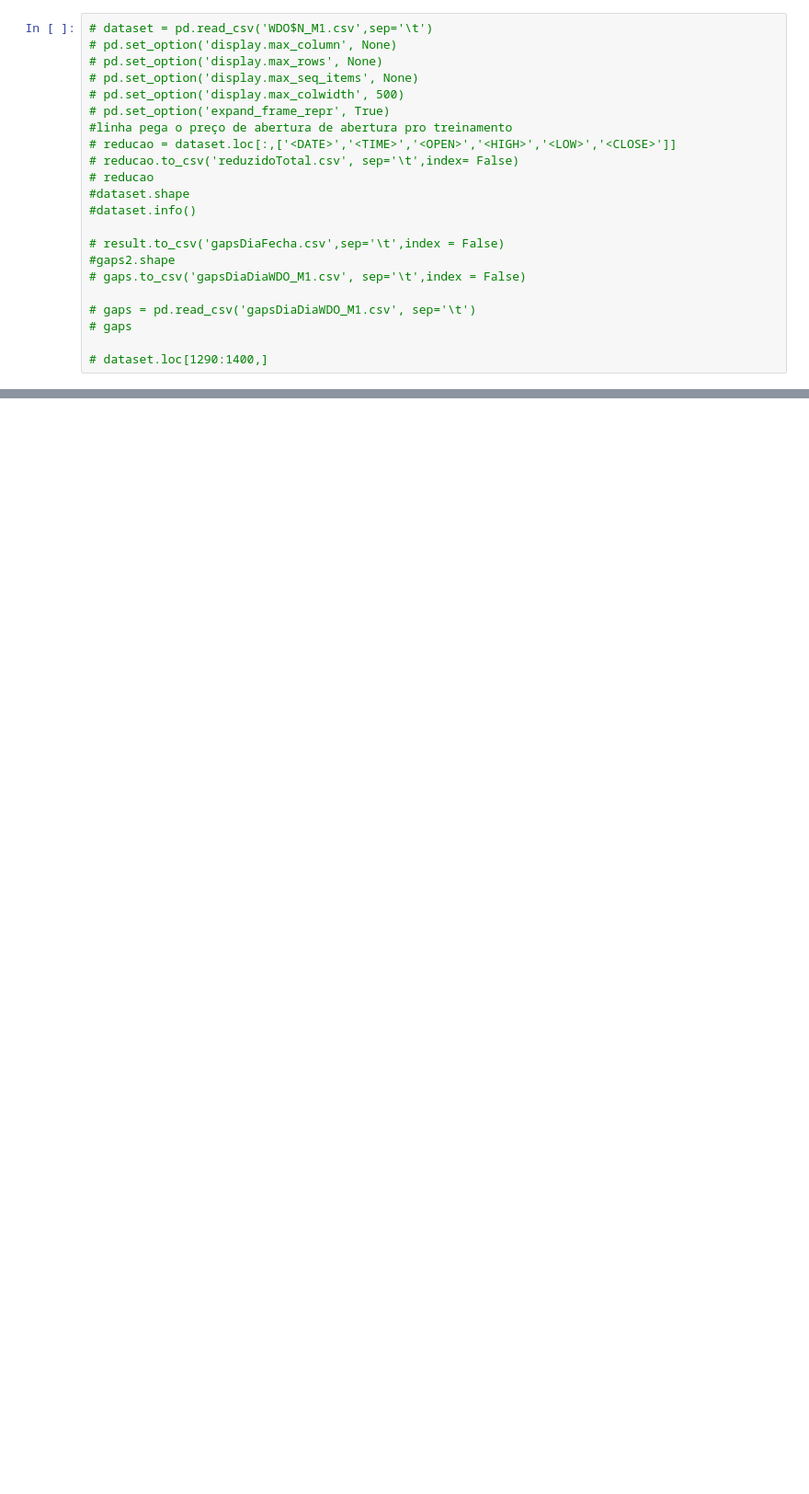
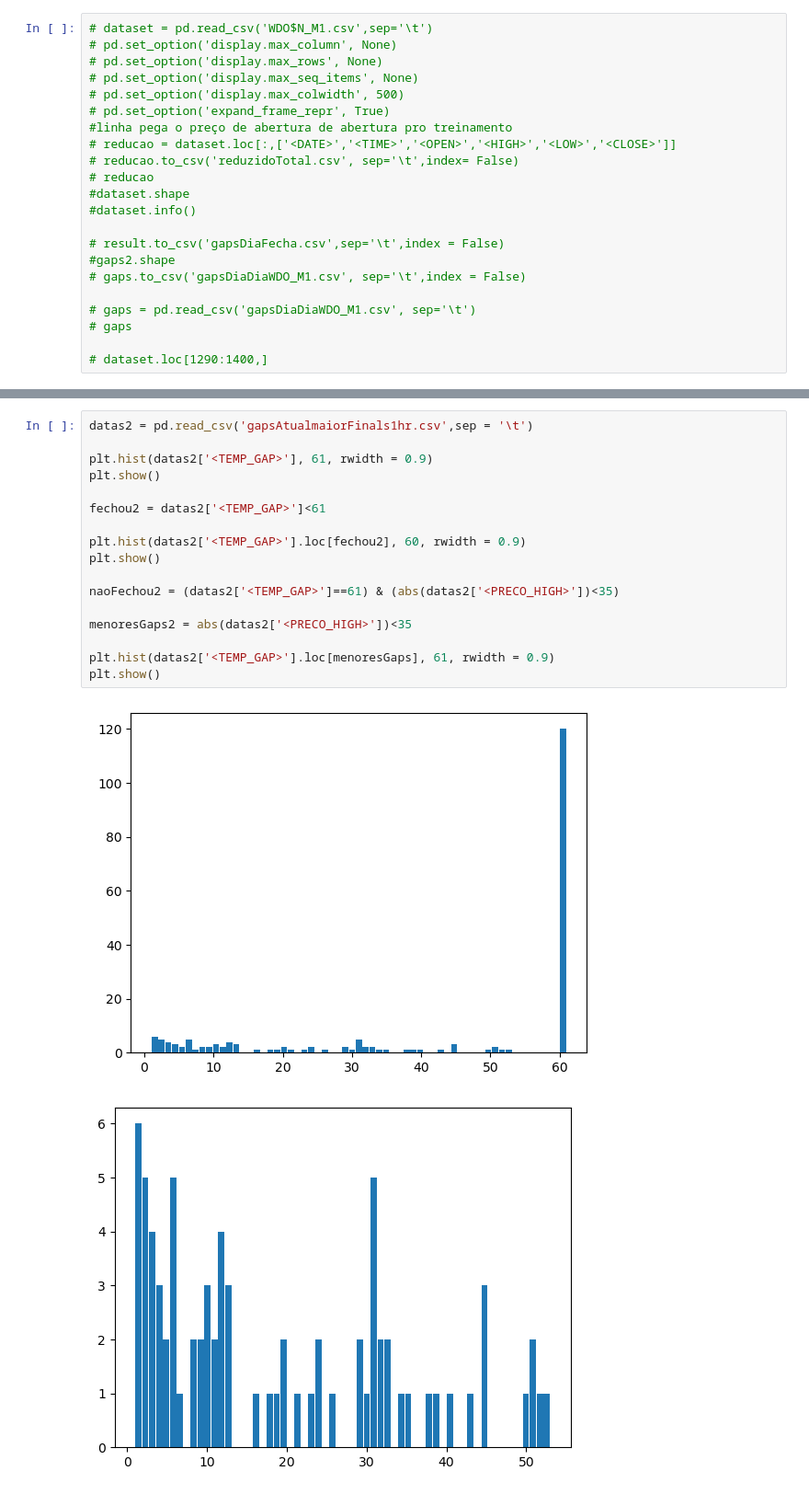
Before and after one commit to vitoriamj/machine-learning-datascience, a Jupyter notebook: BotMF/BotDS.ipynb, the cells around one changed output, grey strips where cells are left out. Shown at 92% size. Saved outputs shown, nothing was run; the diff lists cells and outputs as text; blank space fills up the shorter version.

```diff
--- a/BotMF/BotDS.ipynb
+++ b/BotMF/BotDS.ipynb
@@ -136,0 +114,20 @@ plt.show()
+# %%
+datas2 = pd.read_csv('gapsAtualmaiorFinals1hr.csv',sep = '\t')
+
+plt.hist(datas2['<TEMP_GAP>'], 61, rwidth = 0.9)
+plt.show()
+
+fechou2 = datas2['<TEMP_GAP>']<61
+
+plt.hist(datas2['<TEMP_GAP>'].loc[fechou2], 60, rwidth = 0.9)
+plt.show()
+
+naoFechou2 = (datas2['<TEMP_GAP>']==61) & (abs(datas2['<PRECO_HIGH>'])<35)
+
+menoresGaps2 = abs(datas2['<PRECO_HIGH>'])<35
+
+plt.hist(datas2['<TEMP_GAP>'].loc[menoresGaps], 61, rwidth = 0.9)
+plt.show()
+# %% [output]
+[figure, added]
+[figure, added]
```
Also changed, not shown: parts of 12 cells of this notebook, 13 other files.
